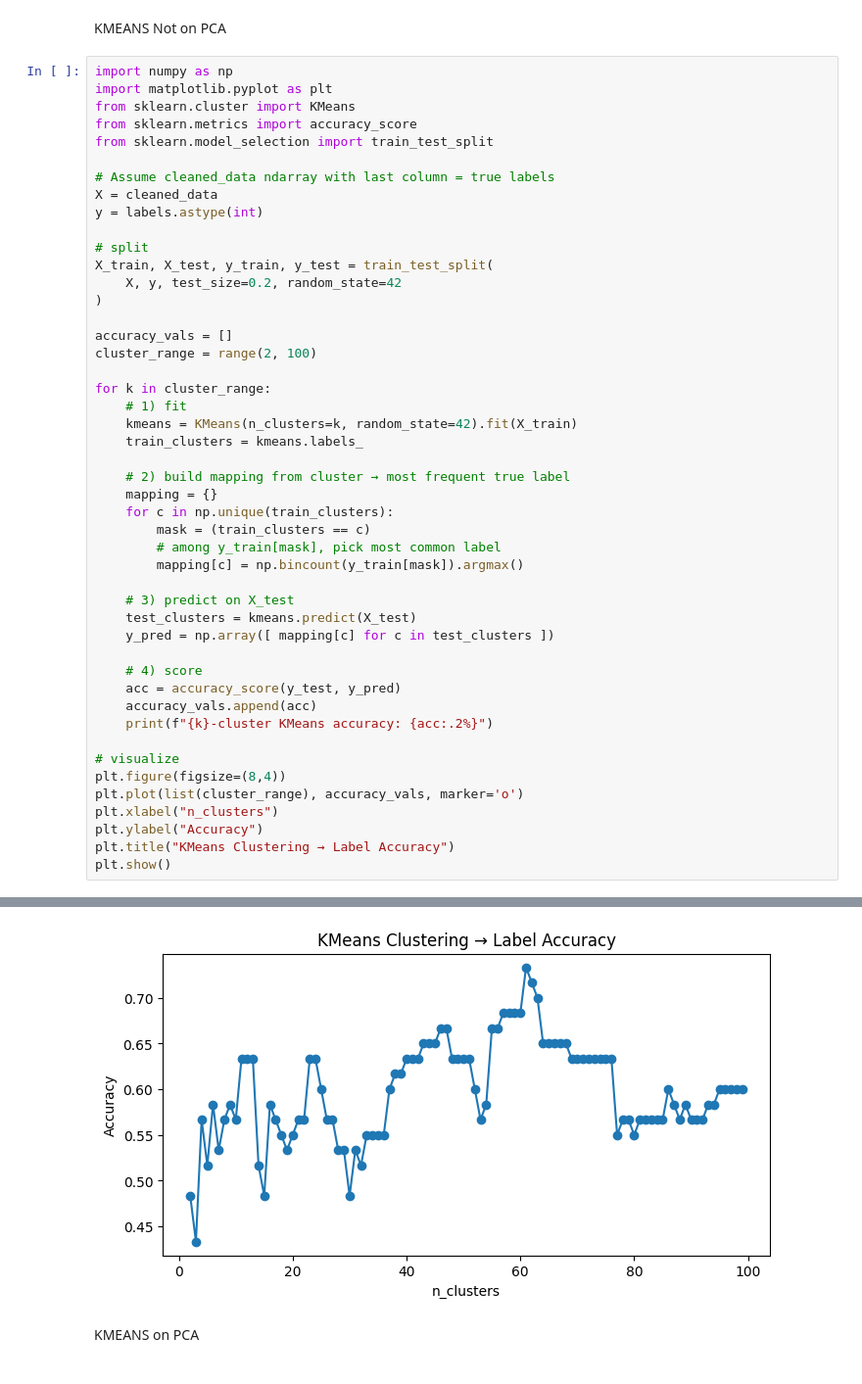
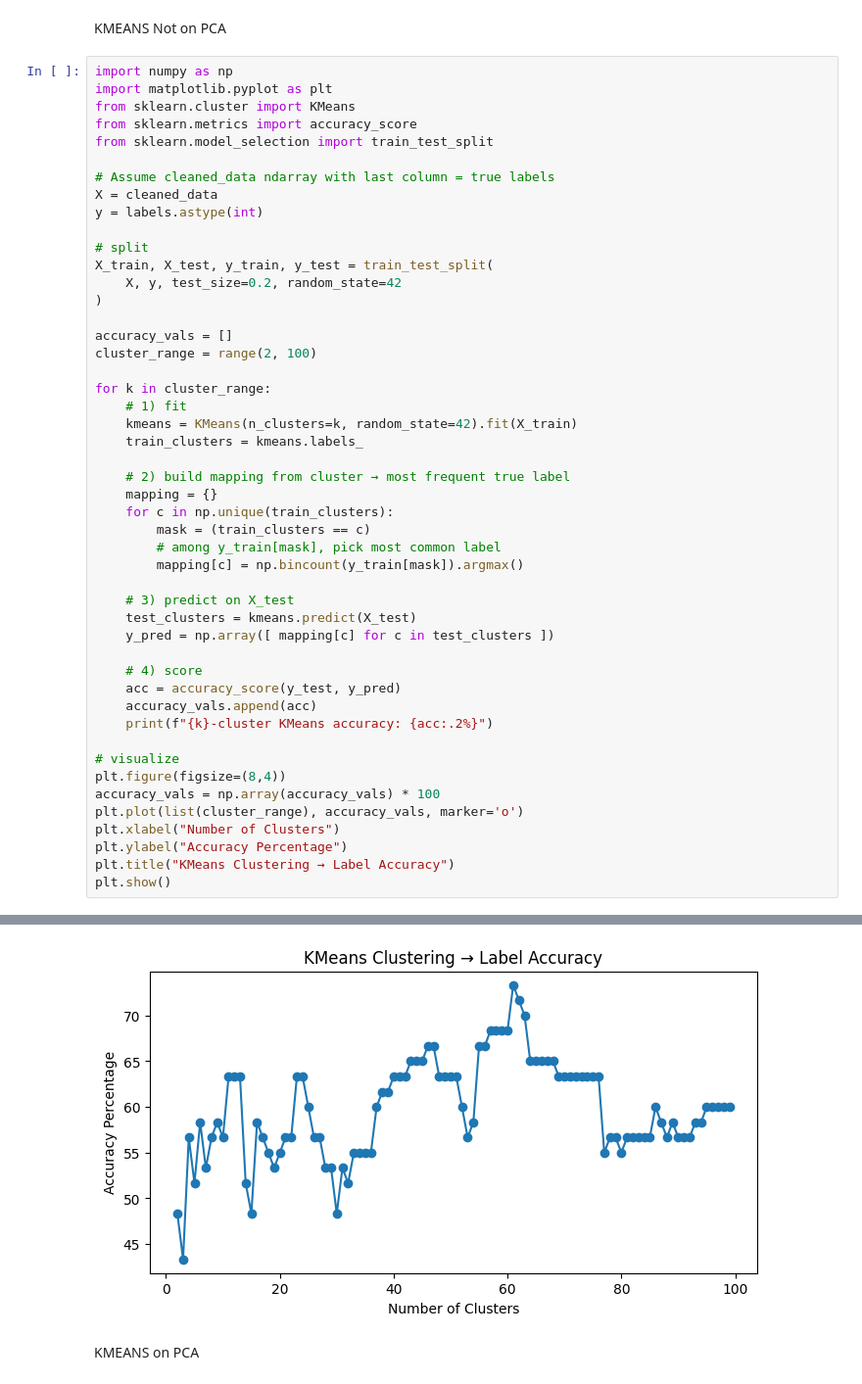
Before and after one commit to crmunson/DataMiningFinalProject, a Jupyter notebook: project_code.ipynb, the cells around one changed output, grey strips where cells are left out. Shown at 98% size. Drawn from its saved outputs; the diff is of its cells as text.

```diff
--- a/project_code.ipynb
+++ b/project_code.ipynb
@@ -176,36 +202,37 @@ for k in cluster_range:
     y_pred = np.array([ mapping[c] for c in test_clusters ])
 
     # 4) score
     acc = accuracy_score(y_test, y_pred)
     accuracy_vals.append(acc)
     print(f"{k}-cluster KMeans accuracy: {acc:.2%}")
 
 # visualize
 plt.figure(figsize=(8,4))
+accuracy_vals = np.array(accuracy_vals) * 100
 plt.plot(list(cluster_range), accuracy_vals, marker='o')
-plt.xlabel("n_clusters")
-plt.ylabel("Accuracy")
+plt.xlabel("Number of Clusters")
+plt.ylabel("Accuracy Percentage")
 plt.title("KMeans Clustering → Label Accuracy")
 plt.show()
 # %% [output]
 2-cluster KMeans accuracy: 48.33%
 3-cluster KMeans accuracy: 43.33%
 4-cluster KMeans accuracy: 56.67%
 5-cluster KMeans accuracy: 51.67%
 6-cluster KMeans accuracy: 58.33%
 7-cluster KMeans accuracy: 53.33%
 8-cluster KMeans accuracy: 56.67%
 9-cluster KMeans accuracy: 58.33%
 10-cluster KMeans accuracy: 56.67%
 11-cluster KMeans accuracy: 63.33%
 12-cluster KMeans accuracy: 63.33%
 13-cluster KMeans accuracy: 63.33%
 ... (82 lines left out)
 96-cluster KMeans accuracy: 60.00%
 97-cluster KMeans accuracy: 60.00%
 98-cluster KMeans accuracy: 60.00%
 99-cluster KMeans accuracy: 60.00%
-[figure, old version]
+[figure, new version]
 # %% [markdown]
 KMEANS on PCA
 # %%
```
Also changed, not shown: parts of 5 cells of this notebook, 3 other files.
